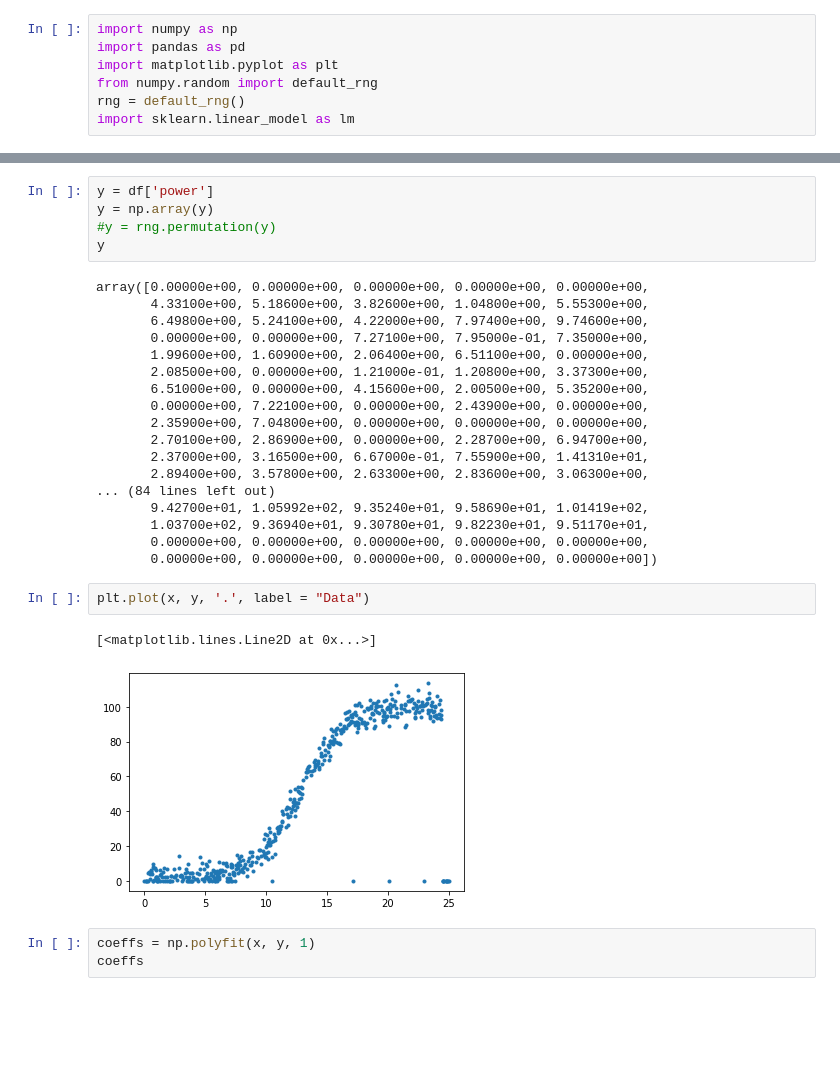
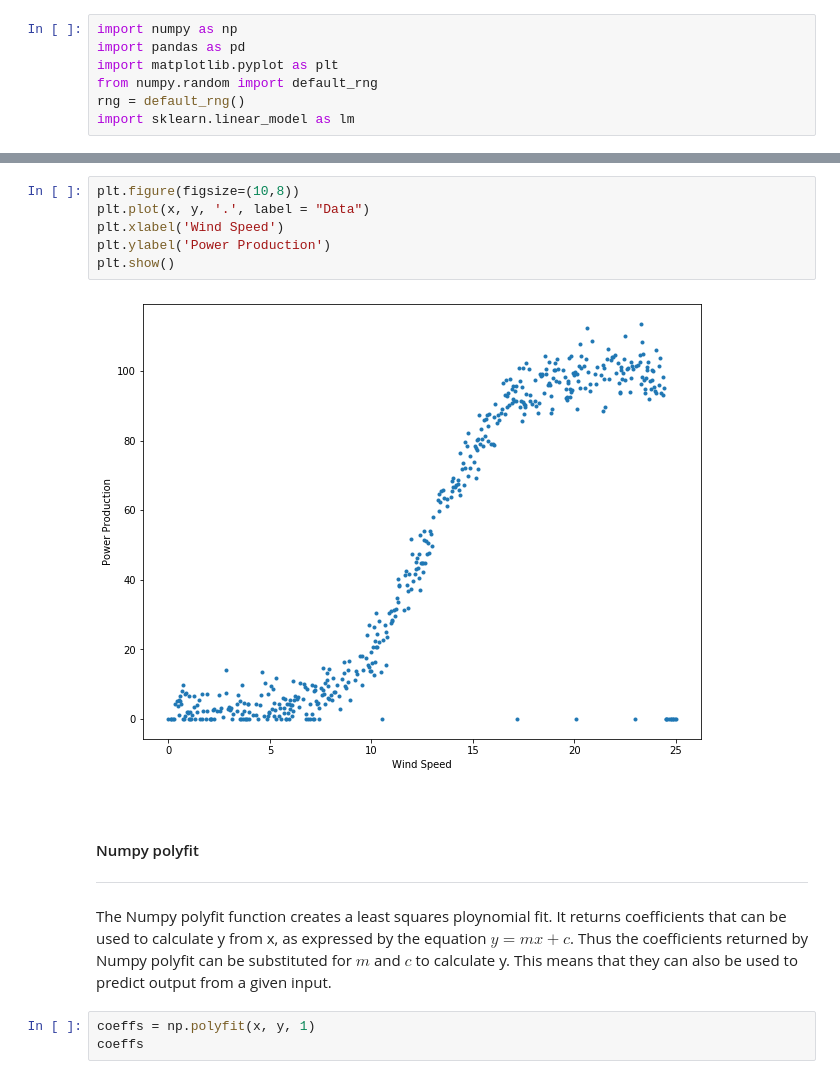
Before and after one commit to hayleydoherty/FundofDAProject, a Jupyter notebook: Project.ipynb, the cells around one changed output, grey strips where cells are left out. Saved outputs shown, nothing was run; the diff lists cells and outputs as text; blank space fills up the shorter version.

```diff
--- a/Project.ipynb
+++ b/Project.ipynb
@@ -54,31 +23,17 @@ array([ 0.   ,  0.125,  0.15 ,  0.225,  0.275,  0.325,  0.4  ,  0.45 ,
-# %%
-y = df['power']
-y = np.array(y)
-#y = rng.permutation(y)
-y
-# %% [output]
-array([0.00000e+00, 0.00000e+00, 0.00000e+00, 0.00000e+00, 0.00000e+00,
-       4.33100e+00, 5.18600e+00, 3.82600e+00, 1.04800e+00, 5.55300e+00,
-       6.49800e+00, 5.24100e+00, 4.22000e+00, 7.97400e+00, 9.74600e+00,
-       0.00000e+00, 0.00000e+00, 7.27100e+00, 7.95000e-01, 7.35000e+00,
-       1.99600e+00, 1.60900e+00, 2.06400e+00, 6.51100e+00, 0.00000e+00,
-       2.08500e+00, 0.00000e+00, 1.21000e-01, 1.20800e+00, 3.37300e+00,
-       6.51000e+00, 0.00000e+00, 4.15600e+00, 2.00500e+00, 5.35200e+00,
-       0.00000e+00, 7.22100e+00, 0.00000e+00, 2.43900e+00, 0.00000e+00,
-       2.35900e+00, 7.04800e+00, 0.00000e+00, 0.00000e+00, 0.00000e+00,
-       2.70100e+00, 2.86900e+00, 0.00000e+00, 2.28700e+00, 6.94700e+00,
-       2.37000e+00, 3.16500e+00, 6.67000e-01, 7.55900e+00, 1.41310e+01,
-       2.89400e+00, 3.57800e+00, 2.63300e+00, 2.83600e+00, 3.06300e+00,
-... (84 lines left out)
-       9.42700e+01, 1.05992e+02, 9.35240e+01, 9.58690e+01, 1.01419e+02,
-       1.03700e+02, 9.36940e+01, 9.30780e+01, 9.82230e+01, 9.51170e+01,
-       0.00000e+00, 0.00000e+00, 0.00000e+00, 0.00000e+00, 0.00000e+00,
-       0.00000e+00, 0.00000e+00, 0.00000e+00, 0.00000e+00, 0.00000e+00])
-# %%
-plt.plot(x, y, '.', label = "Data")
-# %% [output]
-[<matplotlib.lines.Line2D at 0x...>]
-[figure, removed]
+# %%
+plt.figure(figsize=(10,8))
+plt.plot(x, y, '.', label = "Data")
+plt.xlabel('Wind Speed')
+plt.ylabel('Power Production')
+plt.show()
+# %% [output]
+[figure, added]
+# %% [markdown]
+<br>
+
+#### Numpy polyfit
+***
+The Numpy polyfit function creates a least squares ploynomial fit.  It returns coefficients that can be used to calculate y from x, as expressed by the equation $y = mx+c$.  Thus the coefficients returned by Numpy polyfit can be substituted for $m$ and $c$ to calculate y.  This means that they can also be used to predict output from a given input.
 # %%
 coeffs = np.polyfit(x, y, 1)
 coeffs
```
Also changed, not shown: parts of 57 cells of this notebook, 1 other file.
